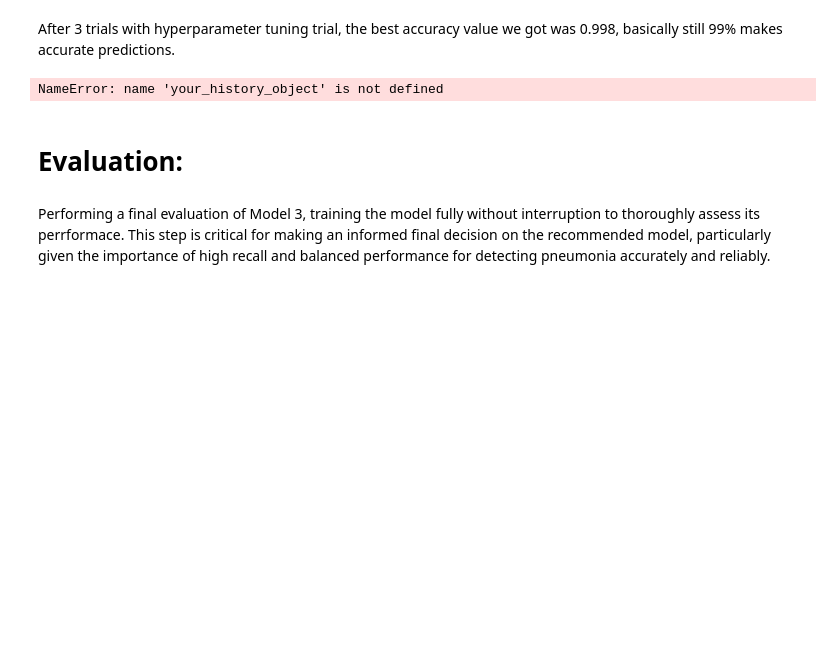
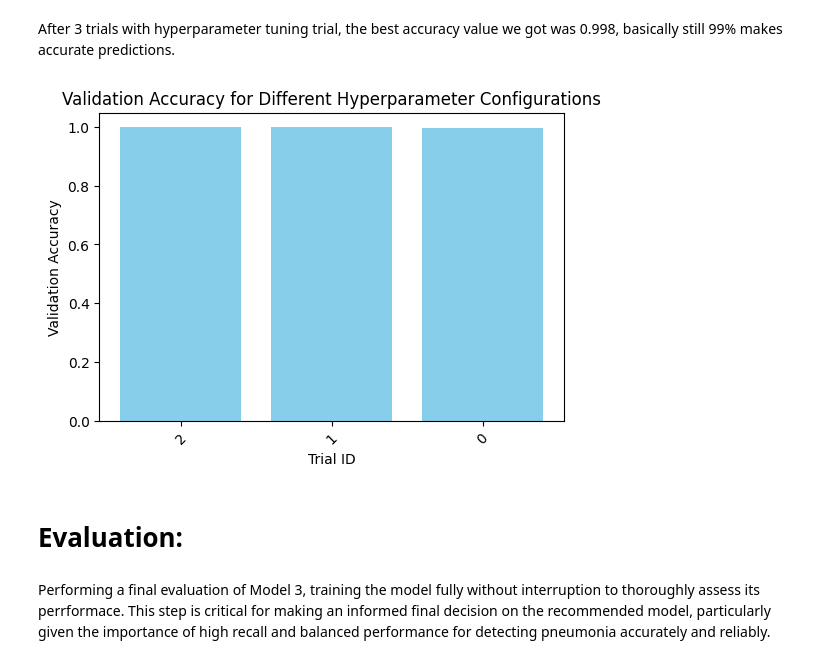
Before and after one commit to aramirezfr/Facial-Recognition-with-Deep-Learning-Neural-Networks, a Jupyter notebook: Facial_Recognition_using_CNN.ipynb, the cells around one changed output. Cells and saved outputs as stored; diff of their text form; code cells hidden in the pictures; blank space fills up the shorter version.

```diff
--- a/Facial_Recognition_using_CNN.ipynb
+++ b/Facial_Recognition_using_CNN.ipynb
@@ -615,33 +548,32 @@ Total elapsed time: 01h 51m 56s
 # %% [markdown]
 After 3 trials with hyperparameter tuning trial, the best accuracy value we got was 0.998, basically still 99% makes accurate predictions.
-# %%
-#assuming `history` is the variable storing your training history
-def plot_history(history):
-    acc = history.history['accuracy']
-    val_acc = history.history['val_accuracy']
-    loss = history.history['loss']
-    val_loss = history.history['val_loss']
-
-    epochs_range = range(len(acc))
-
-    plt.figure(figsize=(12, 8))
-    plt.subplot(1, 2, 1)
-    plt.plot(epochs_range, acc, label='Training Accuracy')
-    plt.plot(epochs_range, val_acc, label='Validation Accuracy')
-    plt.legend(loc='lower right')
-    plt.title('Training and Validation Accuracy')
-
-    plt.subplot(1, 2, 2)
-    plt.plot(epochs_range, loss, label='Training Loss')
-    plt.plot(epochs_range, val_loss, label='Validation Loss')
-    plt.legend(loc='upper right')
-    plt.title('Training and Validation Loss')
-    plt.show()
-
-#call the function with your history object
-plot_history(your_history_object)
-# %% [output]
-NameError: name 'your_history_object' is not defined
+# %%
+# Get the results as a dataframe
+tuner_results = tuner.oracle.get_best_trials(num_trials=10)
+
+# Create a DataFrame to store the results
+results = []
+for trial in tuner_results:
+    trial_result = {
+        'Trial ID': trial.trial_id,
+        'Val Accuracy': trial.score  # Assuming 'val_accuracy' is used as the objective
+    }
+    # Append hyperparameters with their values
+    trial_result.update(trial.hyperparameters.values)
+    results.append(trial_result)
+
+results_df = pd.DataFrame(results)
+
+# Plotting the validation accuracy for each trial
+plt.figure(figsize=(6, 4))
+plt.bar(results_df['Trial ID'], results_df['Val Accuracy'], color='skyblue')
+plt.xlabel('Trial ID')
+plt.ylabel('Validation Accuracy')
+plt.title('Validation Accuracy for Different Hyperparameter Configurations')
+plt.xticks(rotation=45)
+plt.show()
+# %% [output]
+[figure, added]
 # %% [markdown]
 # Evaluation:
 # %% [markdown]
```
Also changed, not shown: parts of 20 cells of this notebook.
